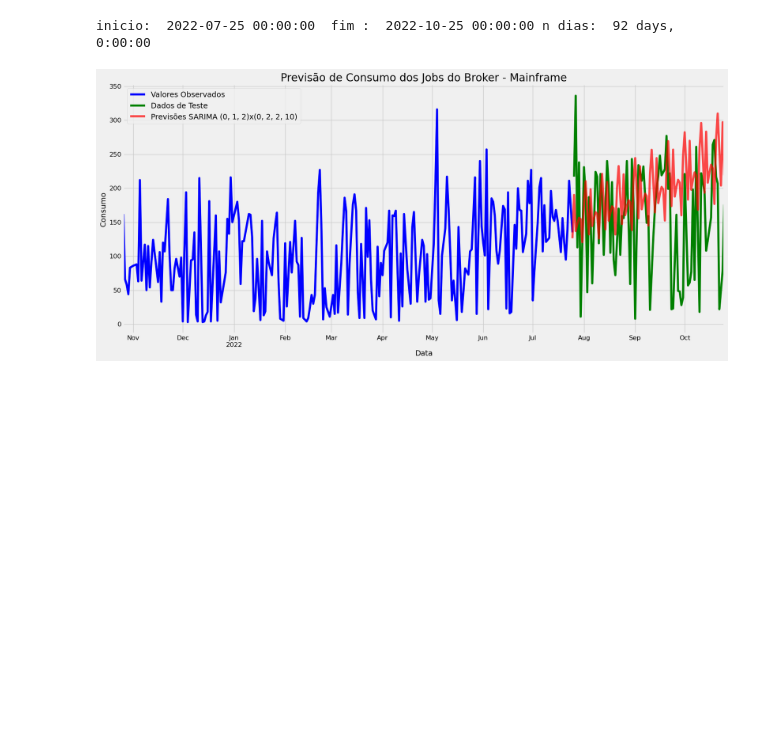
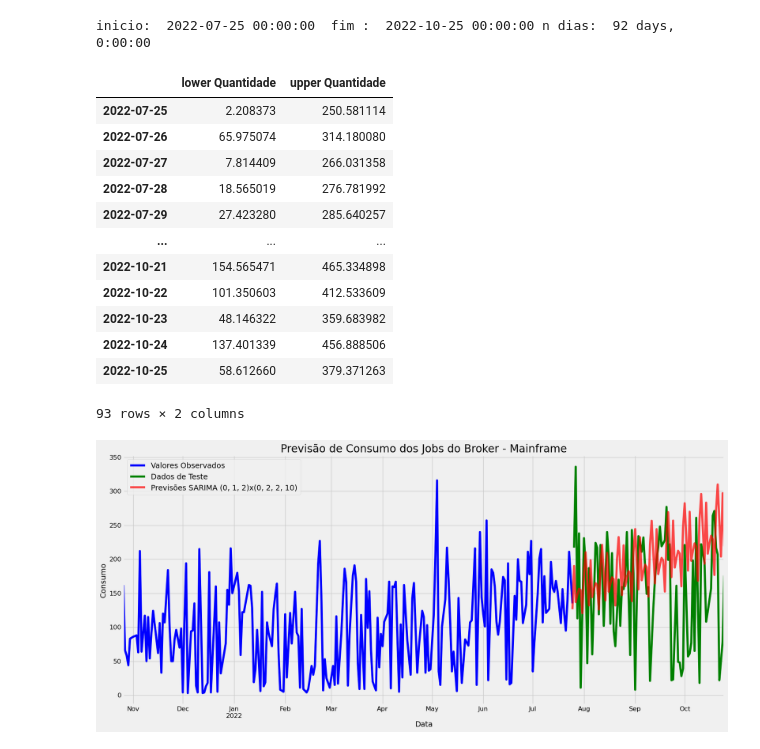
Before and after one commit to gutpassos/PipaFinder, a Jupyter notebook: PipaMainframe/Modelo_18_PipaMainframe.ipynb, the cells around one changed output. Cells and saved outputs as stored; diff of their text form; code cells hidden in the pictures; blank space fills up the shorter version.

```diff
--- a/PipaMainframe/Modelo_18_PipaMainframe.ipynb
+++ b/PipaMainframe/Modelo_18_PipaMainframe.ipynb
@@ -367,6 +367,22 @@ sarima_predict_2 = modelo_sarima_v2_fit.get_prediction(start = inicio, end = fim
 # %%
 # Intervalo de confiança
 sarima_predict_conf_2 = sarima_predict_2.conf_int()
+# %%
+sarima_predict_conf_2
+# %% [output]
+|  | lower Quantidade | upper Quantidade |
+| 2022-07-25 | 2.208373 | 250.581114 |
+| 2022-07-26 | 65.975074 | 314.180080 |
+| 2022-07-27 | 7.814409 | 266.031358 |
+| 2022-07-28 | 18.565019 | 276.781992 |
+| 2022-07-29 | 27.423280 | 285.640257 |
+| ... | ... | ... |
+| 2022-10-21 | 154.565471 | 465.334898 |
+| 2022-10-22 | 101.350603 | 412.533609 |
+| 2022-10-23 | 48.146322 | 359.683982 |
+| 2022-10-24 | 137.401339 | 456.888506 |
+| 2022-10-25 | 58.612660 | 379.371263 |
+93 rows × 2 columns
 # %%
 # Plot dos valores observados
 
```
Also changed, not shown: parts of 5 cells of this notebook, 2 other files.
